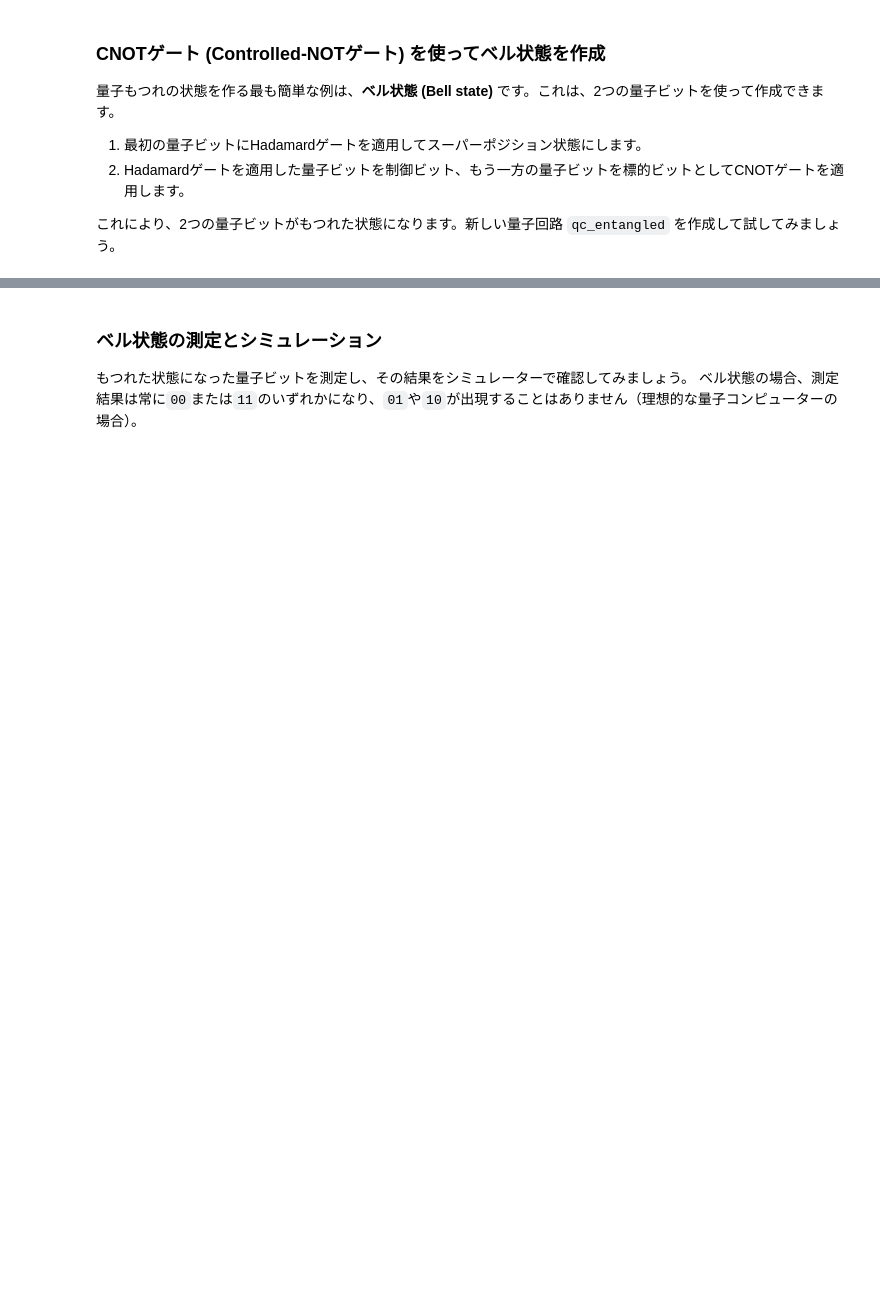
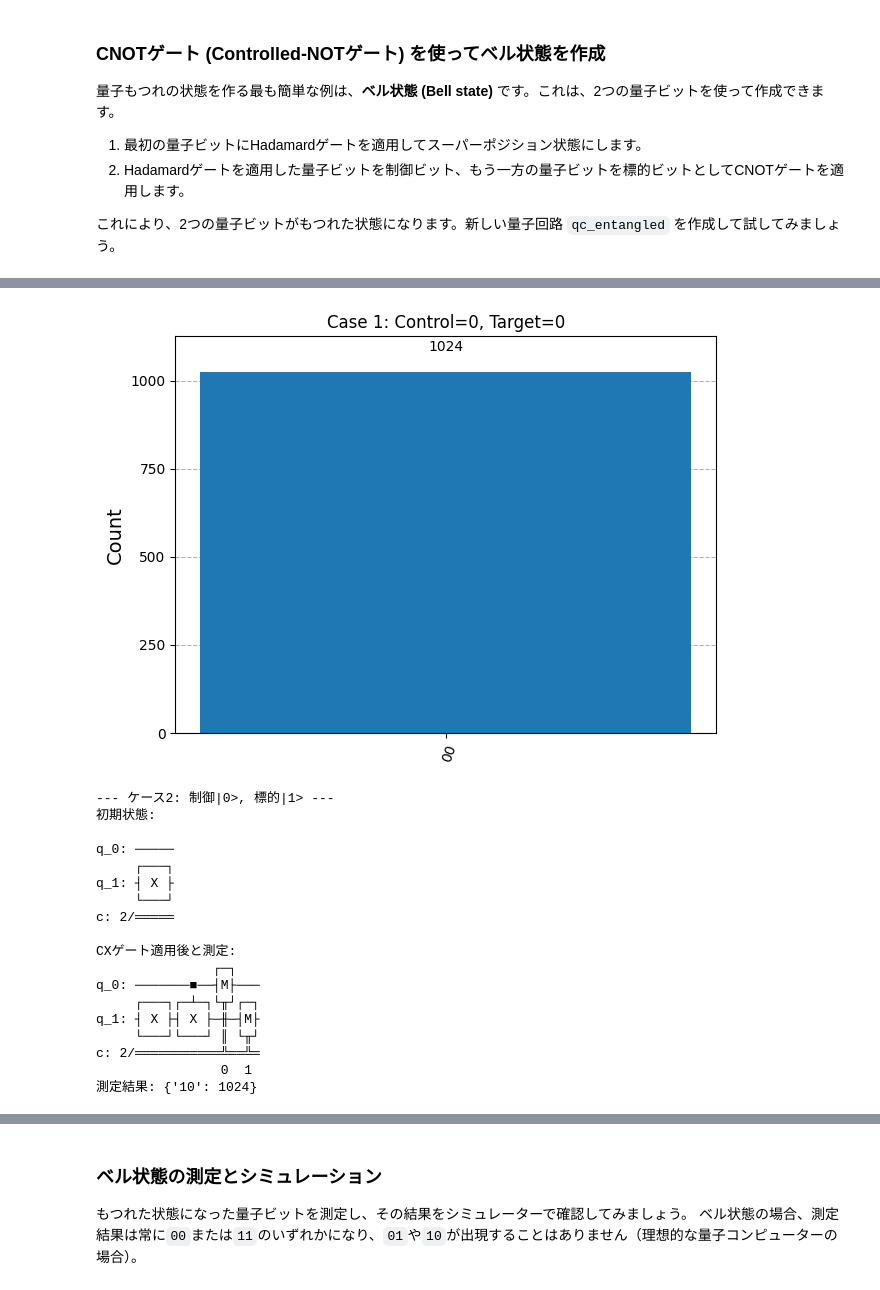
Before and after one commit to degital-secretary/Personal_Bell_Tests, a Jupyter notebook: huru_ipynb_のコピー.ipynb, the cells around one changed output, grey strips where cells are left out. Saved outputs shown, nothing was run; the diff lists cells and outputs as text; code cells hidden in the pictures; blank space fills up the shorter version.

```diff
--- a/huru_ipynb_のコピー.ipynb
+++ b/huru_ipynb_のコピー.ipynb
@@ -453,0 +469,47 @@ print(qc_entangled)
+# %%
+!pip install qiskit
+!pip install qiskit-aer
+
+from qiskit import QuantumCircuit
+from qiskit_aer import AerSimulator
+from qiskit.visualization import plot_histogram
+import numpy as np # numpy is also used in the qft_circuit which was also recently introduced
+
+def run_cx_demo(control_initial_state, target_initial_state, case_num):
+    qc = QuantumCircuit(2, 2)
+
+    # 初期状態を設定
+    if control_initial_state == 1: qc.x(0) # 制御量子ビットを1に設定
+    if target_initial_state == 1: qc.x(1) # 標的量子ビットを1に設定
+
+    print(f"--- ケース{case_num}: 制御|{control_initial_state}>, 標的|{target_initial_state}> ---")
+    print("初期状態:")
+    print(qc.draw(output='text'))
+
+    # CXゲートを適用 (制御: q0, 標的: q1)
+    qc.cx(0, 1)
+
+    # 測定
+    qc.measure([0, 1], [0, 1])
+
+    print("CXゲート適用後と測定:")
+    print(qc.draw(output='text'))
+
+    # シミュレーターで実行
+    simulator = AerSimulator()
+    job = simulator.run(qc, shots=1024)
+    result = job.result()
+    counts = result.get_counts(qc)
+
+    print(f"測定結果: {counts}\n")
+
+    # ヒストグラム表示
+    fig = plot_histogram(counts, title=f"Case {case_num}: Control={control_initial_state}, Target={target_initial_state}")
+    display(fig)
+
+# 各ケースを実行
+run_cx_demo(0, 0, 1) # 制御|0>, 標的|0> -> |00>
+run_cx_demo(0, 1, 2) # 制御|0>, 標的|1> -> |01>
+run_cx_demo(1, 0, 3) # 制御|1>, 標的|0> -> |11>
+run_cx_demo(1, 1, 4) # 制御|1>, 標的|1> -> |10>
+# %% [output]
@@ -453,0 +533,19 @@ print(qc_entangled)
+[figure, added]
+--- ケース2: 制御|0>, 標的|1> ---
+初期状態:
+
+q_0: ─────
+     ┌───┐
+q_1: ┤ X ├
+     └───┘
+c: 2/═════
+
+CXゲート適用後と測定:
+               ┌─┐
+q_0: ───────■──┤M├───
+     ┌───┐┌─┴─┐└╥┘┌─┐
+q_1: ┤ X ├┤ X ├─╫─┤M├
+     └───┘└───┘ ║ └╥┘
+c: 2/═══════════╩══╩═
+                0  1
+測定結果: {'10': 1024}
```
Also changed, not shown: parts of 7 cells of this notebook.
